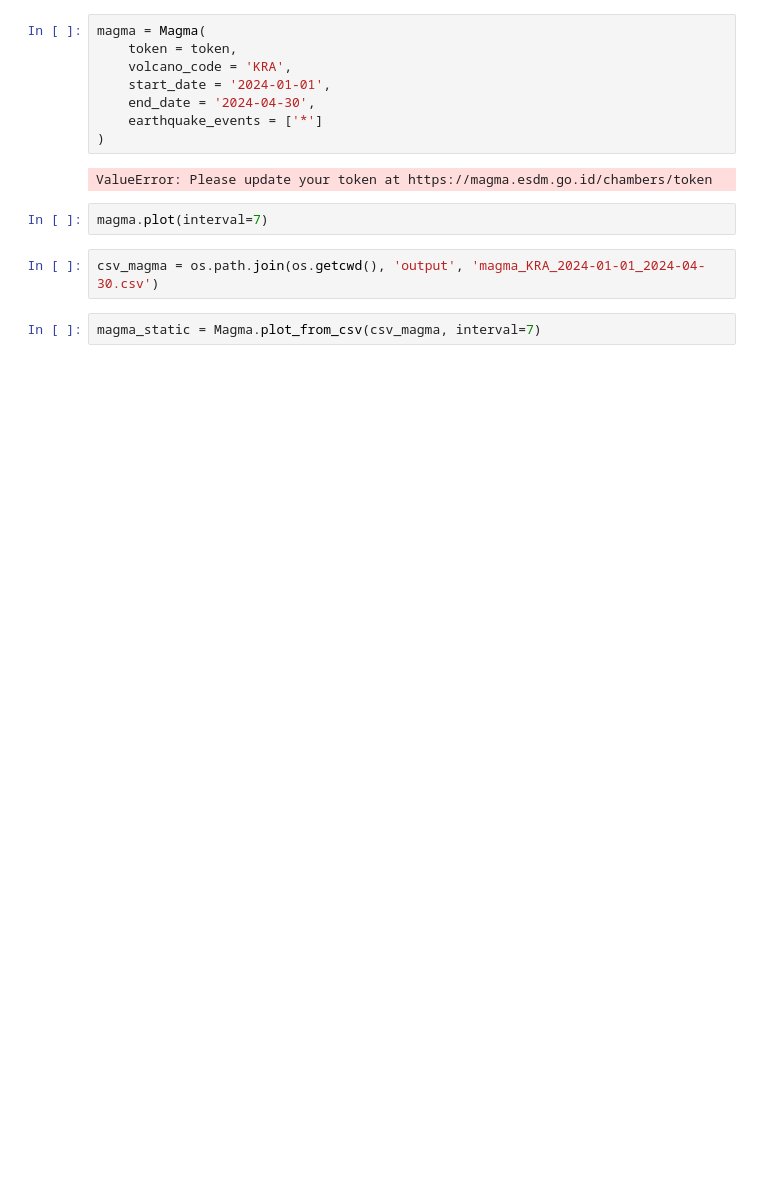
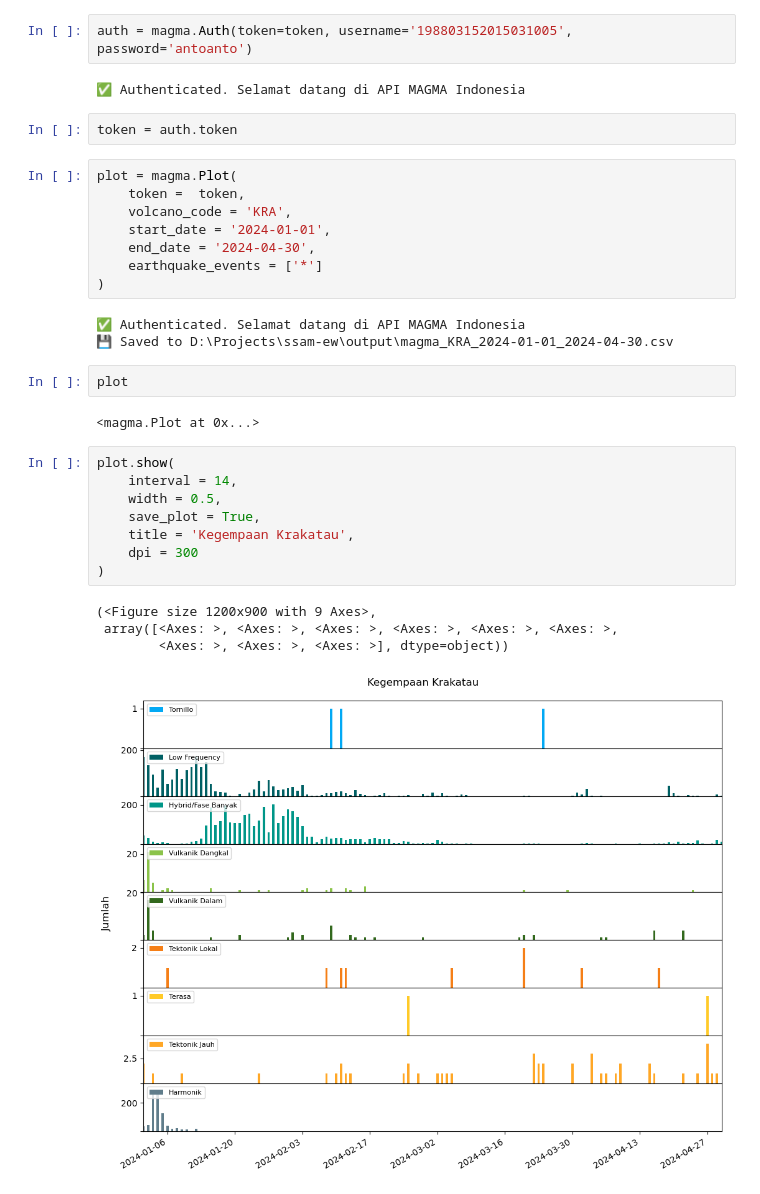
Before and after one commit to martanto/ssam-ew, a Jupyter notebook: magma.ipynb, the cells around one changed output. Drawn from its saved outputs; the diff is of its cells as text; blank space fills up the shorter version.

```diff
--- a/magma.ipynb
+++ b/magma.ipynb
@@ -7,16 +9,34 @@ token = 'eyJ0eXAiOiJKV1QiLCJhbGciOiJIUzI1NiJ9.eyJpc3MiOiJodHRwczpcL1wvbWFnbWEuZX
+# %%
+auth = magma.Auth(token=token, username='198803152015031005', password='antoanto')
+# %% [output]
+✅ Authenticated. Selamat datang di API MAGMA Indonesia
+# %%
+token = auth.token
 # %%
-magma = Magma(
-    token = token,
+plot = magma.Plot(
+    token =  token,
     volcano_code = 'KRA',
     start_date = '2024-01-01',
     end_date = '2024-04-30',
     earthquake_events = ['*']
 )
 # %% [output]
-ValueError: Please update your token at https://magma.esdm.go.id/chambers/token
+✅ Authenticated. Selamat datang di API MAGMA Indonesia
+💾 Saved to D:\Projects\ssam-ew\output\magma_KRA_2024-01-01_2024-04-30.csv
-# %%
-magma.plot(interval=7)
-# %%
-csv_magma = os.path.join(os.getcwd(), 'output', 'magma_KRA_2024-01-01_2024-04-30.csv')
-# %%
-magma_static = Magma.plot_from_csv(csv_magma, interval=7)
+# %%
+plot
+# %% [output]
+<magma.Plot at 0x...>
+# %%
+plot.show(
+    interval = 14,
+    width = 0.5,
+    save_plot = True,
+    title = 'Kegempaan Krakatau',
+    dpi = 300
+)
+# %% [output]
+(<Figure size 1200x900 with 9 Axes>,
+ array([<Axes: >, <Axes: >, <Axes: >, <Axes: >, <Axes: >, <Axes: >,
+        <Axes: >, <Axes: >, <Axes: >], dtype=object))
+[figure, added]
```
Also changed, not shown: parts of 4 cells of this notebook, 1 other file.
